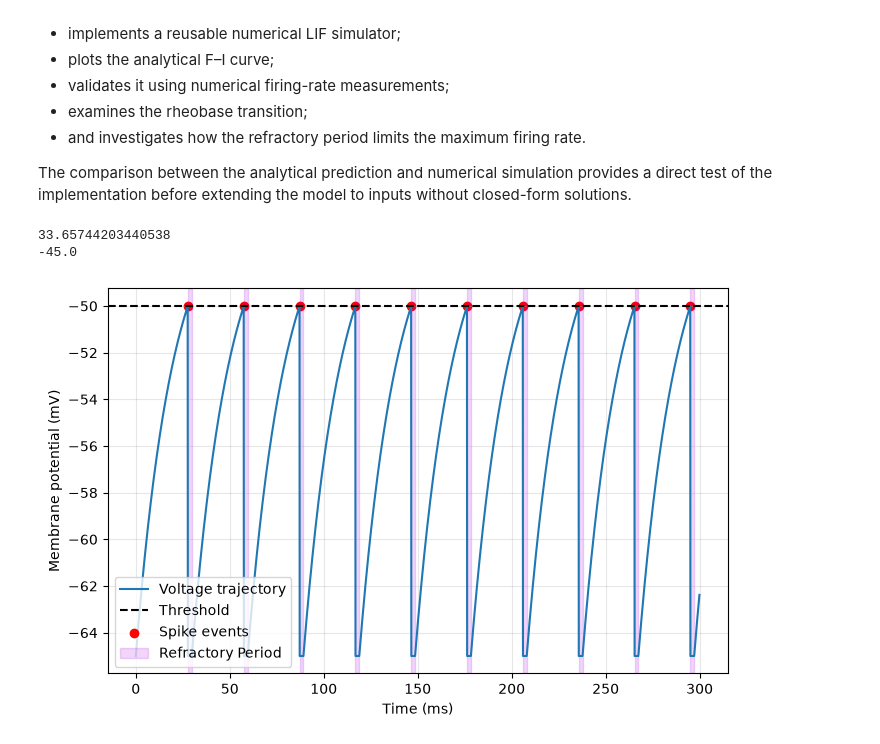
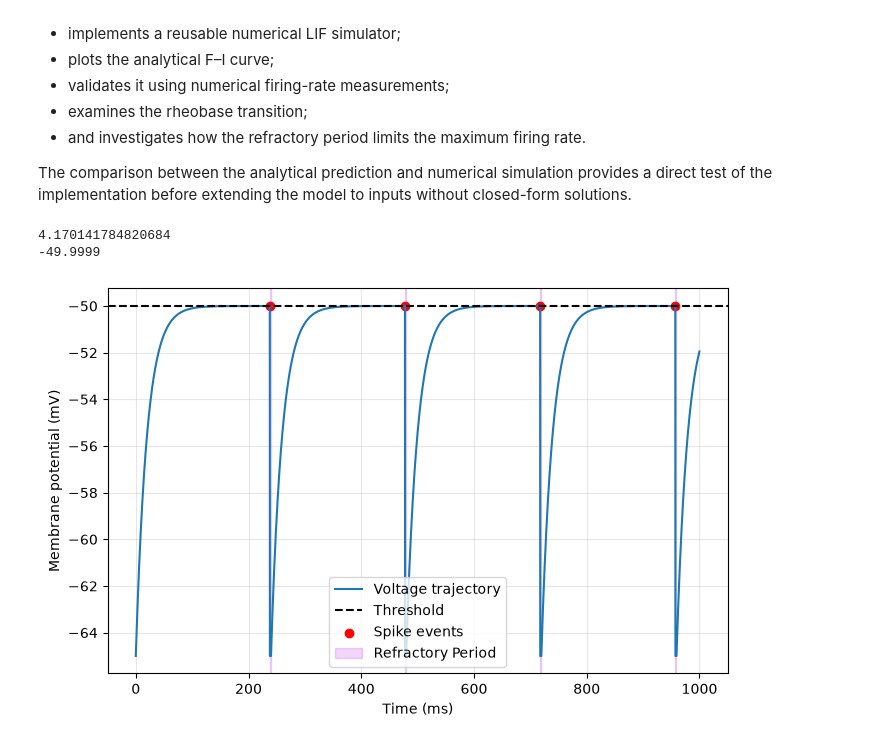
Before and after one commit to Elltropy/Leaky-integrate-and-fire-neuron-dynamics, a Jupyter notebook: notebooks/03_fi_curve.ipynb, the cells around one changed output. Drawn from its saved outputs; the diff is of its cells as text; code cells hidden in the pictures.

```diff
--- a/notebooks/03_fi_curve.ipynb
+++ b/notebooks/03_fi_curve.ipynb
@@ -28,7 +28,7 @@ import matplotlib.pyplot as plt
 
 
 def simulate_lif(i0,
-                t_end = 0.3, dt = 1e-4, t_refractory = 2 * 1e-3,
+                t_end = 1, dt = 1e-4, t_refractory = 2 * 1e-3,
                 v_threshold = -50e-3, v_reset = -65e-3, e_l = -65e-3, v0 = -65e-3,
                 r_m = 100e6, c_m = 200e-12):
 
@@ -74,39 +74,39 @@ def simulate_lif(i0,
 
     return time, v, spike_times, t_refractory, v_threshold, v_inf, Frequency
 
-time, v, spike_times, t_refractory, v_threshold, v_inf, Frequency = simulate_lif(200 * 1e-12)
+time, v, spike_times, t_refractory, v_threshold, v_inf, Frequency = simulate_lif(150.001 * 1e-12)
 
 print(Frequency)
 print(v_inf * 1e3)
 
 plt.figure(figsize=(8, 5))
 plt.plot(time * 1e3, v * 1e3, label = 'Voltage trajectory')
 plt.axhline(v_threshold * 1e3, color = 'black', linestyle = '--', label = 'Threshold')
 
 plt.scatter(
     spike_times * 1e3,
     np.ones_like(spike_times) * v_threshold * 1e3,
       color = 'red',
       label = 'Spike events')
 
 plt.grid(alpha = 0.3)
 plt.xlabel('Time (ms)')
 plt.ylabel('Membrane potential (mV)')
 
 for j in range(spike_times.shape[0]):
     label = 'Refractory Period' if j == 0 else None
 
     plt.axvspan(
         spike_times[j] * 1e3,
         (spike_times[j] + t_refractory) * 1e3,
         color = "#a903e1",
         label = label,
         alpha = 0.16
         )
 
 plt.legend()
 plt.show()
 # %% [output]
-33.65744203440538
--45.0
+4.170141784820684
+-49.9999
-[figure, old version]
+[figure, new version]
```
Also changed, not shown: parts of 2 cells of this notebook.
